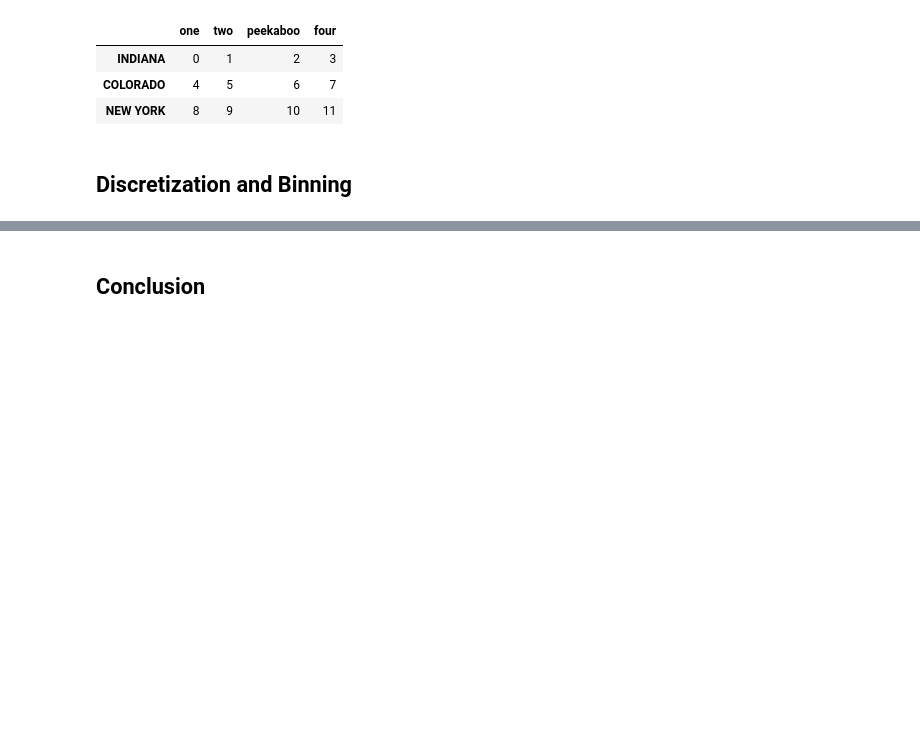
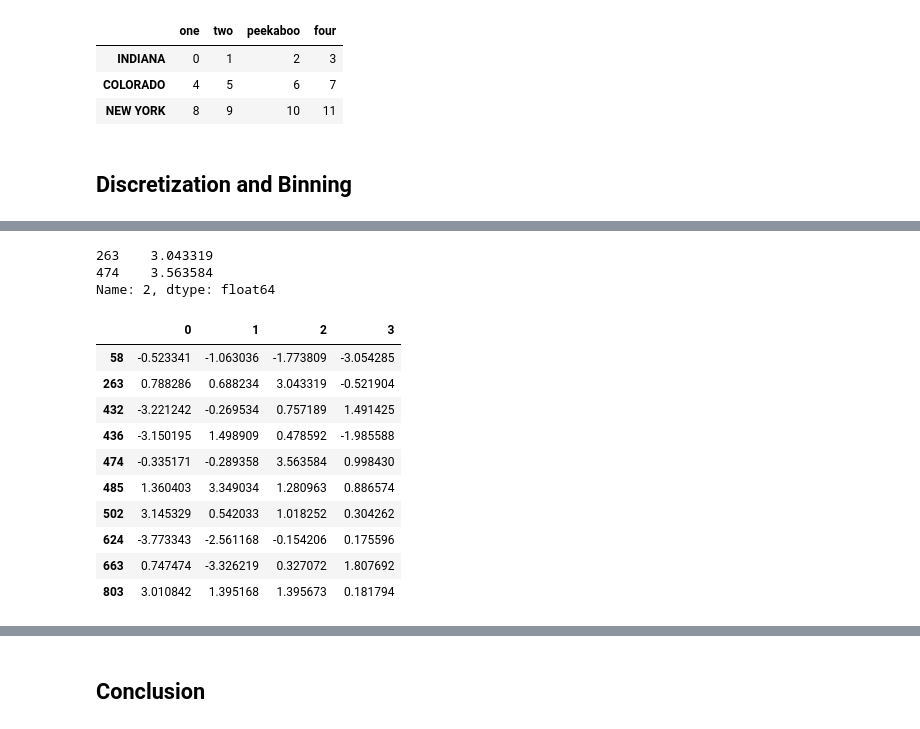
Before and after one commit to emuro/books, a Jupyter notebook: python/pydata-book/ch07_EM.ipynb, the cells around one changed output, grey strips where cells are left out. Drawn from its saved outputs; the diff is of its cells as text; code cells hidden in the pictures; blank space fills up the shorter version.

```diff
--- a/python/pydata-book/ch07_EM.ipynb
+++ b/python/pydata-book/ch07_EM.ipynb
@@ -384,0 +501,3 @@ data.rename(index={"OHIO": "INDIANA"},
+# %%
+data = pd.DataFrame(np.random.standard_normal((1000,4)))
+data.describe()
@@ -384,0 +514,21 @@ data.rename(index={"OHIO": "INDIANA"},
+# %%
+col = data[2]
+col[col.abs()>3]
+# %% [output]
+263    3.043319
+474    3.563584
+Name: 2, dtype: float64
+# %%
+data[(data.abs() > 3).any(axis="columns")]
+# %% [output]
+|  | 0 | 1 | 2 | 3 |
+| 58 | -0.523341 | -1.063036 | -1.773809 | -3.054285 |
+| 263 | 0.788286 | 0.688234 | 3.043319 | -0.521904 |
+| 432 | -3.221242 | -0.269534 | 0.757189 | 1.491425 |
+| 436 | -3.150195 | 1.498909 | 0.478592 | -1.985588 |
+| 474 | -0.335171 | -0.289358 | 3.563584 | 0.998430 |
+| 485 | 1.360403 | 3.349034 | 1.280963 | 0.886574 |
+| 502 | 3.145329 | 0.542033 | 1.018252 | 0.304262 |
+| 624 | -3.773343 | -2.561168 | -0.154206 | 0.175596 |
+| 663 | 0.747474 | -3.326219 | 0.327072 | 1.807692 |
+| 803 | 3.010842 | 1.395168 | 1.395673 | 0.181794 |
```
Also changed, not shown: parts of 41 cells of this notebook, 1 other file.
